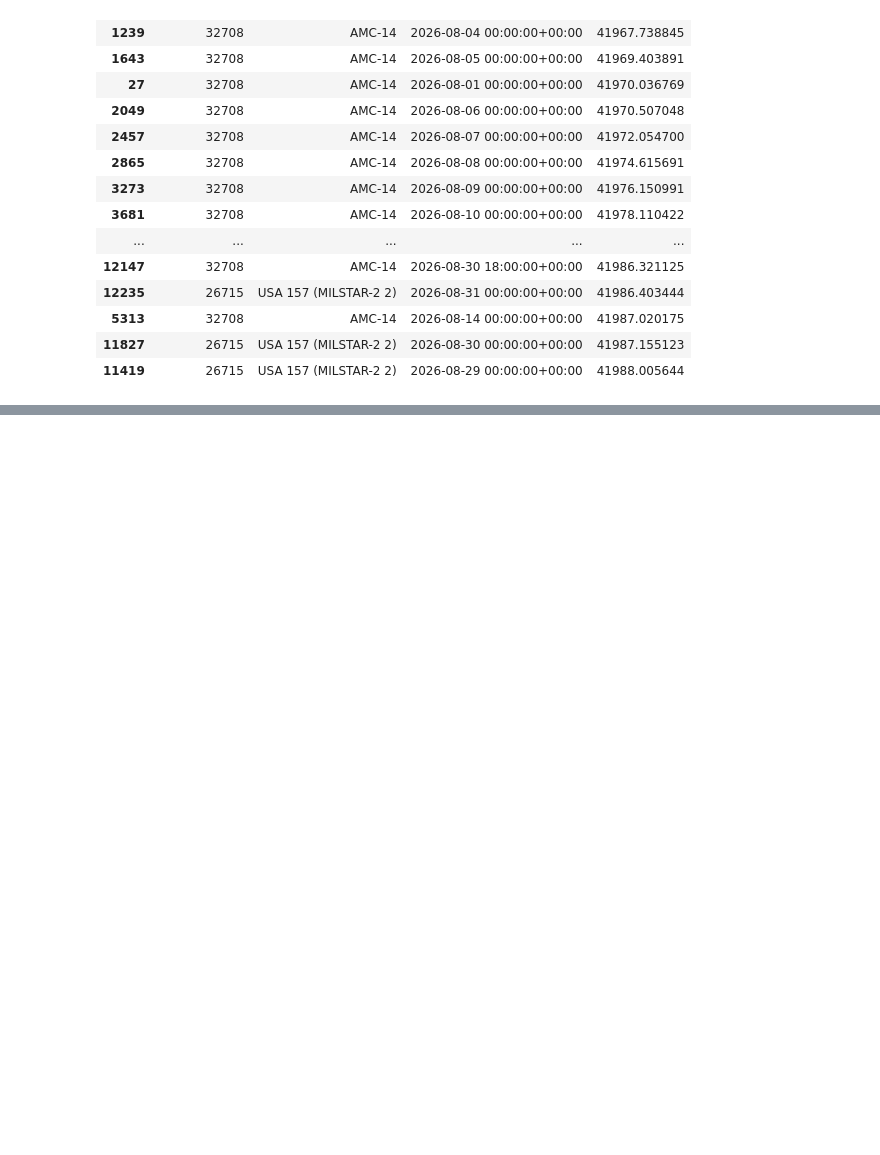
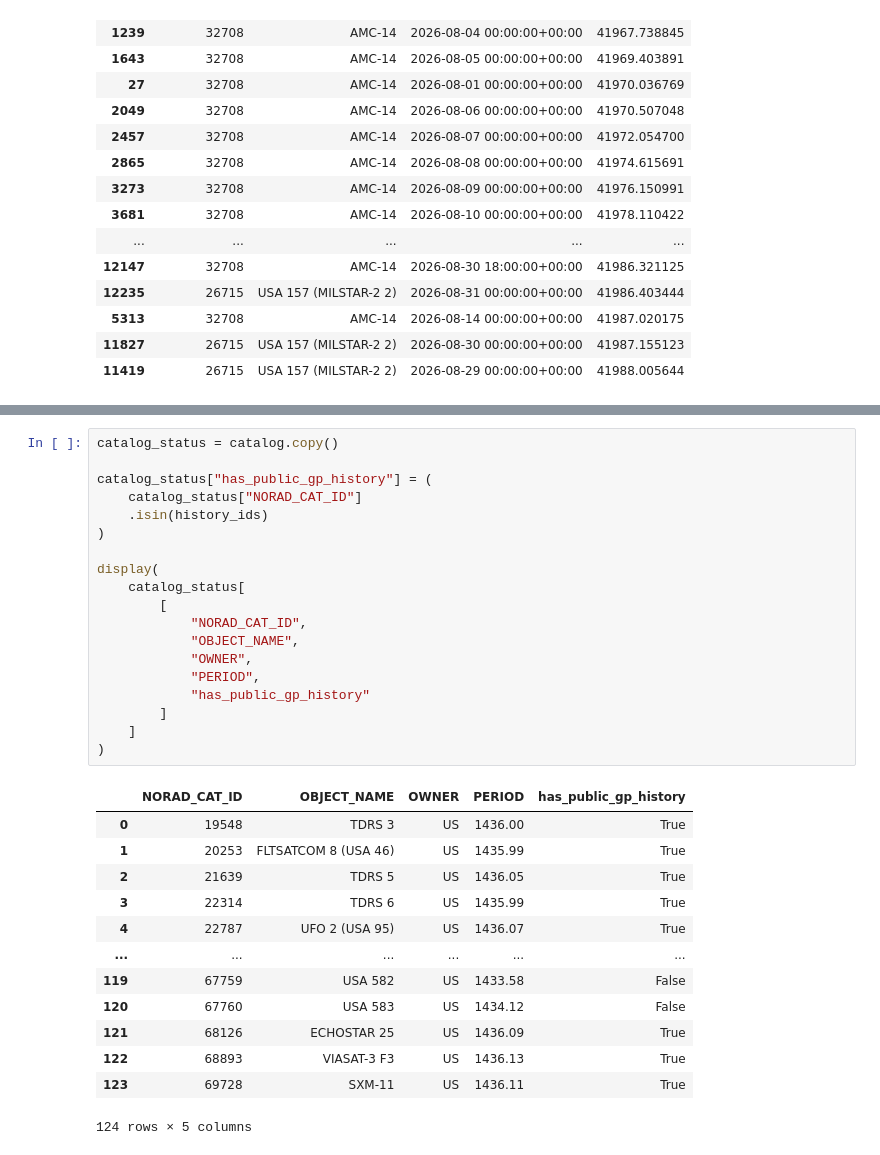
Before and after one commit to leolangou/Space_Logistics, a Jupyter notebook: Space_Track_Data.ipynb, the cells around one changed output, grey strips where cells are left out. Drawn from its saved outputs; the diff is of its cells as text; blank space fills up the shorter version.

```diff
--- a/Space_Track_Data.ipynb
+++ b/Space_Track_Data.ipynb
@@ -420,0 +493,33 @@ display(
+# %%
+catalog_status = catalog.copy()
+
+catalog_status["has_public_gp_history"] = (
+    catalog_status["NORAD_CAT_ID"]
+    .isin(history_ids)
+)
+
+display(
+    catalog_status[
+        [
+            "NORAD_CAT_ID",
+            "OBJECT_NAME",
+            "OWNER",
+            "PERIOD",
+            "has_public_gp_history"
+        ]
+    ]
+)
+# %% [output]
+|  | NORAD_CAT_ID | OBJECT_NAME | OWNER | PERIOD | has_public_gp_history |
+| 0 | 19548 | TDRS 3 | US | 1436.00 | True |
+| 1 | 20253 | FLTSATCOM 8 (USA 46) | US | 1435.99 | True |
+| 2 | 21639 | TDRS 5 | US | 1436.05 | True |
+| 3 | 22314 | TDRS 6 | US | 1435.99 | True |
+| 4 | 22787 | UFO 2 (USA 95) | US | 1436.07 | True |
+| ... | ... | ... | ... | ... | ... |
+| 119 | 67759 | USA 582 | US | 1433.58 | False |
+| 120 | 67760 | USA 583 | US | 1434.12 | False |
+| 121 | 68126 | ECHOSTAR 25 | US | 1436.09 | True |
+| 122 | 68893 | VIASAT-3 F3 | US | 1436.13 | True |
+| 123 | 69728 | SXM-11 | US | 1436.11 | True |
+124 rows × 5 columns
```
Also changed, not shown: parts of 5 cells of this notebook, 1 other file.
